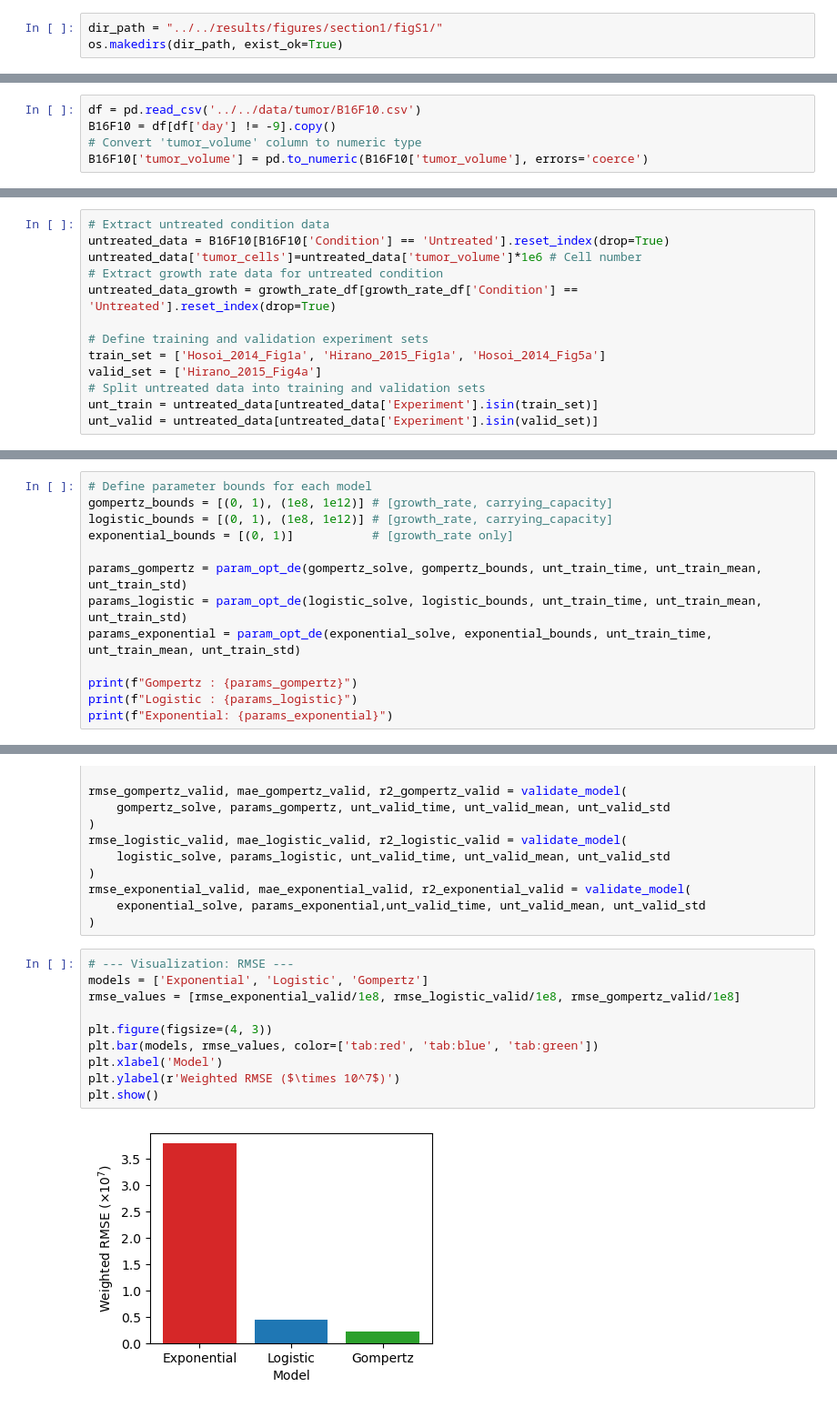
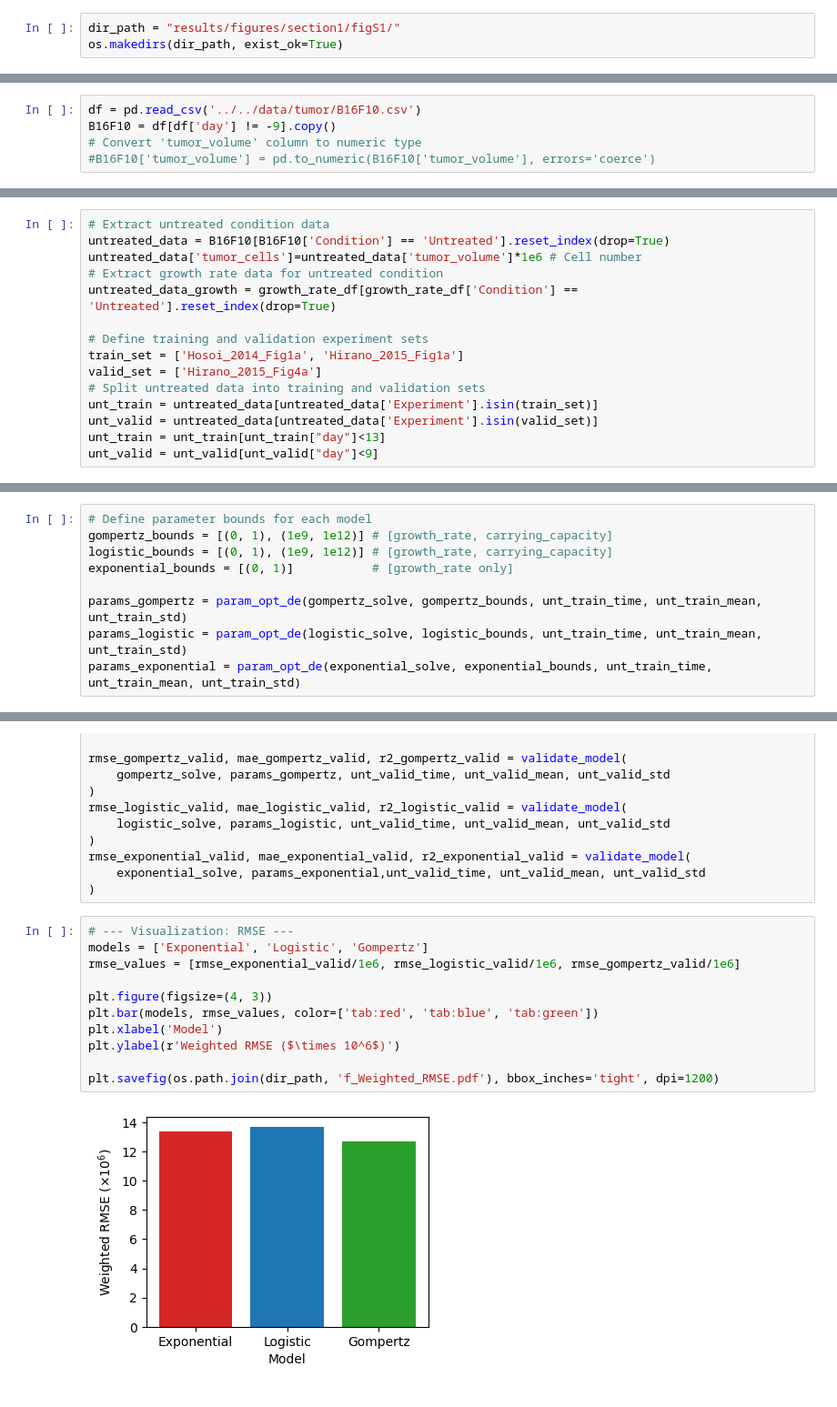
Before and after one commit to Rockyperiod/b16_act_analysis, a Jupyter notebook: code/ode/01S_untreated_model_comparison.ipynb, the cells around one changed output, grey strips where cells are left out. Shown at 91% size. Cells and saved outputs as stored; diff of their text form.

```diff
--- a/code/ode/01S_untreated_model_comparison.ipynb
+++ b/code/ode/01S_untreated_model_comparison.ipynb
@@ -17,7 +17,7 @@ getwd
 # %% [markdown]
 # Fig. S1: Tumor growth dynamics in untreated mice
 # %%
-dir_path = "../../results/figures/section1/figS1/"
+dir_path = "results/figures/section1/figS1/"
 os.makedirs(dir_path, exist_ok=True)
 # %% [markdown]
 ## 1. Load tumor volume data
@@ -25,7 +25,7 @@ os.makedirs(dir_path, exist_ok=True)
 df = pd.read_csv('../../data/tumor/B16F10.csv')
 B16F10 = df[df['day'] != -9].copy()
 # Convert 'tumor_volume' column to numeric type
-B16F10['tumor_volume'] = pd.to_numeric(B16F10['tumor_volume'], errors='coerce')
+#B16F10['tumor_volume'] = pd.to_numeric(B16F10['tumor_volume'], errors='coerce')
 # %%
 # Get unique conditions and experiments
 unique_conditions = B16F10['Condition'].unique()
@@ -215,11 +208,13 @@ untreated_data['tumor_cells']=untreated_data['tumor_volume']*1e6 # Cell number
 untreated_data_growth = growth_rate_df[growth_rate_df['Condition'] == 'Untreated'].reset_index(drop=True)
 
 # Define training and validation experiment sets
-train_set = ['Hosoi_2014_Fig1a', 'Hirano_2015_Fig1a', 'Hosoi_2014_Fig5a']
+train_set = ['Hosoi_2014_Fig1a', 'Hirano_2015_Fig1a']
 valid_set = ['Hirano_2015_Fig4a']
 # Split untreated data into training and validation sets
 unt_train = untreated_data[untreated_data['Experiment'].isin(train_set)]
 unt_valid = untreated_data[untreated_data['Experiment'].isin(valid_set)]
+unt_train = unt_train[unt_train["day"]<13]
+unt_valid = unt_valid[unt_valid["day"]<9]
 # %%
 # Train data
 unt_train_grouped = unt_train.groupby('day')['tumor_cells'].agg(['mean', 'std']).reset_index()
@@ -276,14 +271,10 @@ def param_opt_de(model_solve, bounds, time_data, mean_volume_data, std_dev_data)
     return result.x
 # %%
 # Define parameter bounds for each model
-gompertz_bounds = [(0, 1), (1e8, 1e12)] # [growth_rate, carrying_capacity]
-logistic_bounds = [(0, 1), (1e8, 1e12)] # [growth_rate, carrying_capacity]
+gompertz_bounds = [(0, 1), (1e9, 1e12)] # [growth_rate, carrying_capacity]
+logistic_bounds = [(0, 1), (1e9, 1e12)] # [growth_rate, carrying_capacity]
 exponential_bounds = [(0, 1)]           # [growth_rate only]
 
 params_gompertz = param_opt_de(gompertz_solve, gompertz_bounds, unt_train_time, unt_train_mean, unt_train_std)
 params_logistic = param_opt_de(logistic_solve, logistic_bounds, unt_train_time, unt_train_mean, unt_train_std)
 params_exponential = param_opt_de(exponential_solve, exponential_bounds, unt_train_time, unt_train_mean, unt_train_std)
-
-print(f"Gompertz : {params_gompertz}")
-print(f"Logistic : {params_logistic}")
-print(f"Exponential: {params_exponential}")
@@ -454,12 +449,13 @@ rmse_exponential_valid, mae_exponential_valid, r2_exponential_valid = validate_m
 # %%
 # --- Visualization: RMSE ---
 models = ['Exponential', 'Logistic', 'Gompertz']
-rmse_values = [rmse_exponential_valid/1e8, rmse_logistic_valid/1e8, rmse_gompertz_valid/1e8]
+rmse_values = [rmse_exponential_valid/1e6, rmse_logistic_valid/1e6, rmse_gompertz_valid/1e6]
 
 plt.figure(figsize=(4, 3))
 plt.bar(models, rmse_values, color=['tab:red', 'tab:blue', 'tab:green'])
 plt.xlabel('Model')
-plt.ylabel(r'Weighted RMSE ($\times 10^7$)')
-plt.show()
+plt.ylabel(r'Weighted RMSE ($\times 10^6$)')
+
+plt.savefig(os.path.join(dir_path, 'f_Weighted_RMSE.pdf'), bbox_inches='tight', dpi=1200)
 # %% [output]
-[figure, old version]
+[figure, new version]
```
Also changed, not shown: parts of 12 cells of this notebook, 5 other files.
